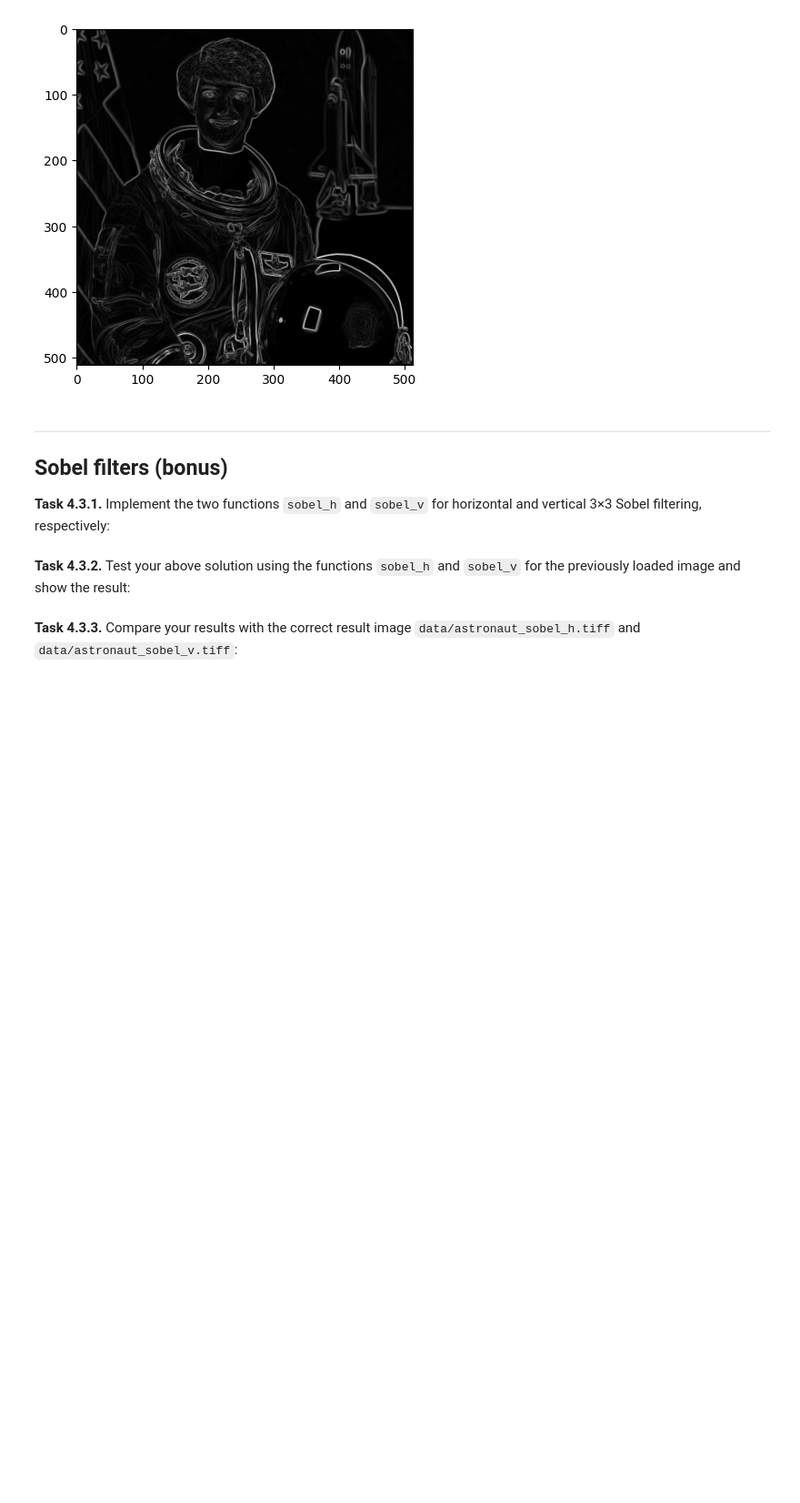
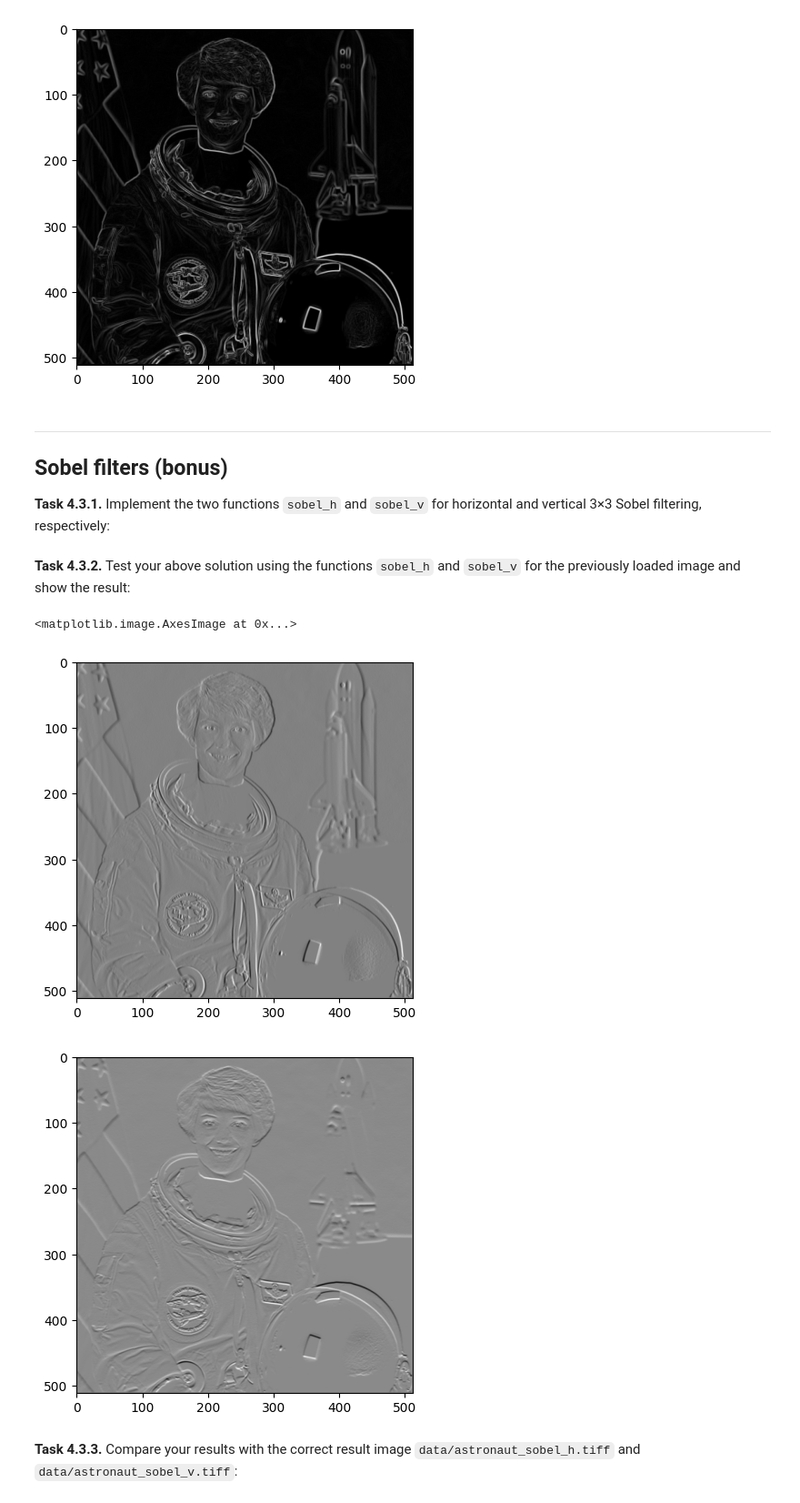
Before and after one commit to tilmannstieglitz/mobi-fs3-python, a Jupyter notebook: task4.ipynb, the cells around one changed output. Shown at 91% size. Saved outputs shown, nothing was run; the diff lists cells and outputs as text; code cells hidden in the pictures; blank space fills up the shorter version.

```diff
--- a/task4.ipynb
+++ b/task4.ipynb
@@ -88,7 +88,39 @@ plt.imshow(astronaut_prewitt_gradmag, 'gray')
 ## Sobel filters (bonus)
 
 **<a id="#">Task 4.3.1.</a>** Implement the two functions `sobel_h` and `sobel_v` for horizontal and vertical 3&times;3 Sobel filtering, respectively:
+# %%
+def sobel_h(img_in):
+    result = numpy.zeros(img_in.shape)
+    for p in numpy.ndindex(img_in.shape):
+        neighborhood_sum = 0
+        if p[0] < 1 or p[1] < 1 or p[0] >= img_in.shape[0] - 1 or p[1] >= img_in.shape[1] - 1:
+            result[p] = 0
+        else:
+            neighborhood_sum = neighborhood_sum + img_in[(p[0]-1), p[1]-1] + 2*img_in[p[0], p[1]-1] + img_in[(p[0]+1), p[1]-1] - (img_in[(p[0]-1), p[1]+1] + 2*img_in[p[0], p[1]+1] + img_in[(p[0]+1), p[1]+1])
+            result[p] = neighborhood_sum/(6)
+
+    return result
+
+def sobel_v(img_in):
+    result = numpy.zeros(img_in.shape)
+    for p in numpy.ndindex(img_in.shape):
+        neighborhood_sum = 0
+        if p[0] < 1 or p[1] < 1 or p[0] >= img_in.shape[0] - 1 or p[1] >= img_in.shape[1] - 1:
+            result[p] = 0
+        else:
+            neighborhood_sum = neighborhood_sum + img_in[(p[0]-1), p[1]-1] + 2*img_in[p[0]-1, p[1]] + img_in[(p[0]-1), p[1]+1] - (img_in[(p[0]+1), p[1]-1] + 2*img_in[p[0]+1, p[1]] + img_in[(p[0]+1), p[1]+1])
+            result[p] = neighborhood_sum/(6)
+
+    return result
 # %% [markdown]
 **<a id="#">Task 4.3.2.</a>** Test your above solution using the functions `sobel_h` and `sobel_v` for the previously loaded image and show the result:
+# %%
+plt.imshow(sobel_h(img), 'gray')
+plt.figure()
+plt.imshow(sobel_v(img), 'gray')
+# %% [output]
+<matplotlib.image.AxesImage at 0x...>
+[figure, added]
+[figure, added]
 # %% [markdown]
 **<a id="#">Task 4.3.3.</a>** Compare your results with the correct result image `data/astronaut_sobel_h.tiff` and `data/astronaut_sobel_v.tiff`:
```
Also changed, not shown: parts of 1 cell of this notebook.
